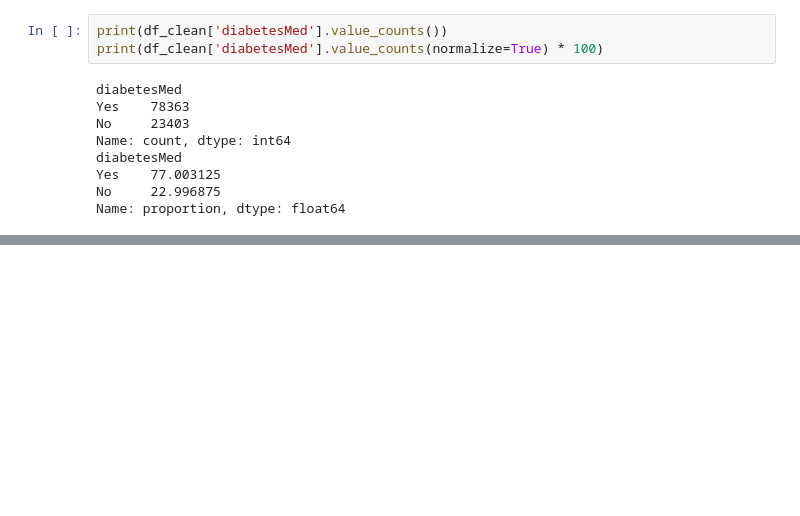
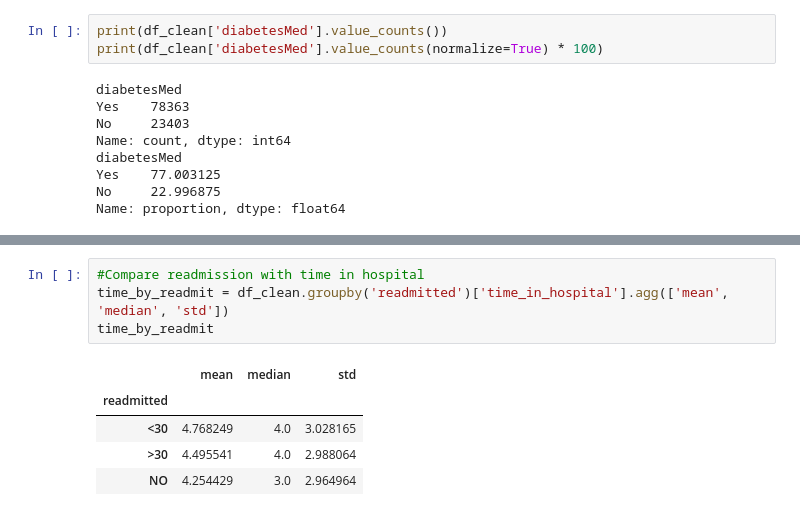
Before and after one commit to EduardoYaguar/act1_2p_si_eda_2_25_yaguar, a Jupyter notebook: act1_2p_si_eda_2_25_yaguar.ipynb, the cells around one changed output, grey strips where cells are left out. Cells and saved outputs as stored; diff of their text form; blank space fills up the shorter version.

```diff
--- a/act1_2p_si_eda_2_25_yaguar.ipynb
+++ b/act1_2p_si_eda_2_25_yaguar.ipynb
@@ -373,0 +393,10 @@ Name: proportion, dtype: float64
+# %%
+#Compare readmission with time in hospital
+time_by_readmit = df_clean.groupby('readmitted')['time_in_hospital'].agg(['mean', 'median', 'std'])
+time_by_readmit
+# %% [output]
+|  | mean | median | std |
+| readmitted |  |  |  |
+| <30 | 4.768249 | 4.0 | 3.028165 |
+| >30 | 4.495541 | 4.0 | 2.988064 |
+| NO | 4.254429 | 3.0 | 2.964964 |
```
Also changed, not shown: parts of 6 cells of this notebook.
